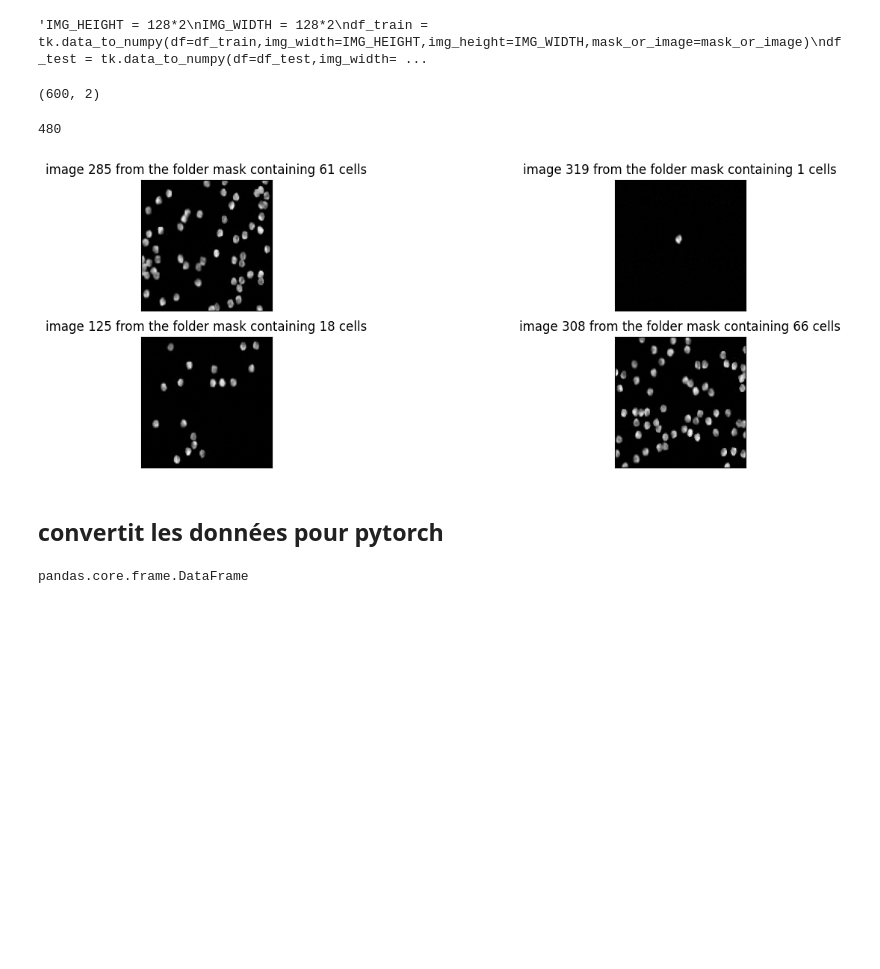
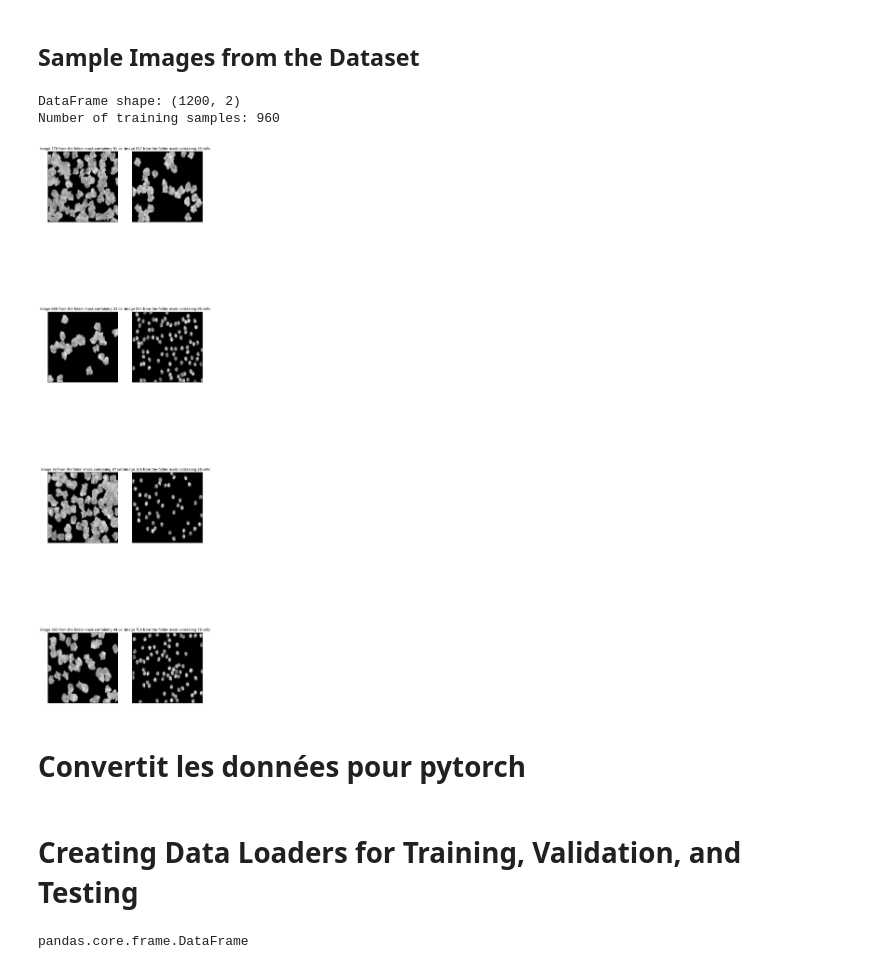
Before and after one commit to Faberra57/cobalt, a Jupyter notebook: CNN/cnn.ipynb, the cells around one changed output. Drawn from its saved outputs; the diff is of its cells as text; code cells hidden in the pictures; blank space fills up the shorter version.

```diff
--- a/CNN/cnn.ipynb
+++ b/CNN/cnn.ipynb
@@ -47,11 +77,0 @@ Select the data frame that you want to use
-# %%
-mask_or_image='mask'
-if mask_or_image=='mask':
-    df=mask
-    # Filtrer les lignes du DataFrame où 'image_id' contient 'w2'
-    df = df[df['image_id'].str.contains("w1", case=False, na=False)]
-
-else:
-    df=images.copy()
-    df.drop(columns=['blur', 'mask'],inplace=True)
-df
@@ -104,38 +144,46 @@ df_train =
-# %%
-"""IMG_HEIGHT = 128*2
-IMG_WIDTH = 128*2
-df_train = tk.data_to_numpy(df=df_train,img_width=IMG_HEIGHT,img_height=IMG_WIDTH,mask_or_image=mask_or_image)
-df_test = tk.data_to_numpy(df=df_test,img_width=IMG_HEIGHT,img_height=IMG_WIDTH,mask_or_image=mask_or_image)
-df_train=df.to_numpy()
-df_test=df.to_numpy()"""
-# %% [output]
-'IMG_HEIGHT = 128*2\nIMG_WIDTH = 128*2\ndf_train = tk.data_to_numpy(df=df_train,img_width=IMG_HEIGHT,img_height=IMG_WIDTH,mask_or_image=mask_or_image)\ndf_test = tk.data_to_numpy(df=df_test,img_width= ...
-# %%
-df.shape
-# %% [output]
-(600, 2)
-# %%
-print( len(df_train))
-# %% [output]
-480
+# %% [markdown]
+## Sample Images from the Dataset
+# %%
+# Print the shape of the DataFrame
+print(f"DataFrame shape: {df.shape}")
+# Print the length of the training DataFrame
+print(f"Number of training samples: {len(df_train)}")
+# %% [output]
+DataFrame shape: (1200, 2)
+Number of training samples: 960
 # %%
-
+# Set the image height and width
 IMG_HEIGHT = 128
 IMG_WIDTH = 128
-Matrix=df_train
-n_img_to_show = 4
-fig = plt.figure(figsize=(15,5))
-indices=list(range(len(Matrix)))
+# Assign the training DataFrame to Matrix
+Matrix = df_train
+# Number of images to show
+n_img_to_show = 8
+# Create a figure with a specified size
+fig = plt.figure(figsize=(10, 5*n_img_to_show ))
+# Create a list of indices based on the length of the Matrix
+indices = list(range(len(Matrix)))
+# Shuffle the indices randomly
 np.random.shuffle(indices)
-
+# Loop through the number of images to show
 for i in range(n_img_to_show):
-    ax=fig.add_subplot(2, n_img_to_show//2 , i+1 , xticks=[], yticks=[])
-    ax.imshow(np.squeeze(tk.get_image(img_id=Matrix['image_id'].iloc[indices[i]],img_height=IMG_HEIGHT, img_width=IMG_WIDTH, mask_or_image= mask_or_image)),cmap='gray')
-
-    ax.set_title(f'image {indices[i]} from the folder {mask_or_image} containing {Matrix['nb_cells'].iloc[indices[i]]} cells')
+    # Add a subplot to the figure
+    ax = fig.add_subplot( n_img_to_show // 2,2, i + 1, xticks=[], yticks=[])
+    # Get the image using the tk.get_image function and display it
+    ax.imshow(np.squeeze(tk.get_image(
+        img_id=Matrix['image_id'].iloc[indices[i]],
+        img_height=IMG_HEIGHT,
+        img_width=IMG_WIDTH,
+        mask_or_image=mask_or_image
+    )), cmap='gray')
+    # Set the title of the subplot
+    ax.set_title(f'image {indices[i]} from the folder {mask_or_image} containing {Matrix["nb_cells"].iloc[indices[i]]} cells')
+# Show the figure
 plt.show()
 # %% [output]
-[figure, old version]
+[figure, new version]
 # %% [markdown]
-## convertit les données pour pytorch
+# Convertit les données pour pytorch
+# %% [markdown]
+# Creating Data Loaders for Training, Validation, and Testing
 # %%
```
Also changed, not shown: parts of 66 cells of this notebook, 4 other files.
